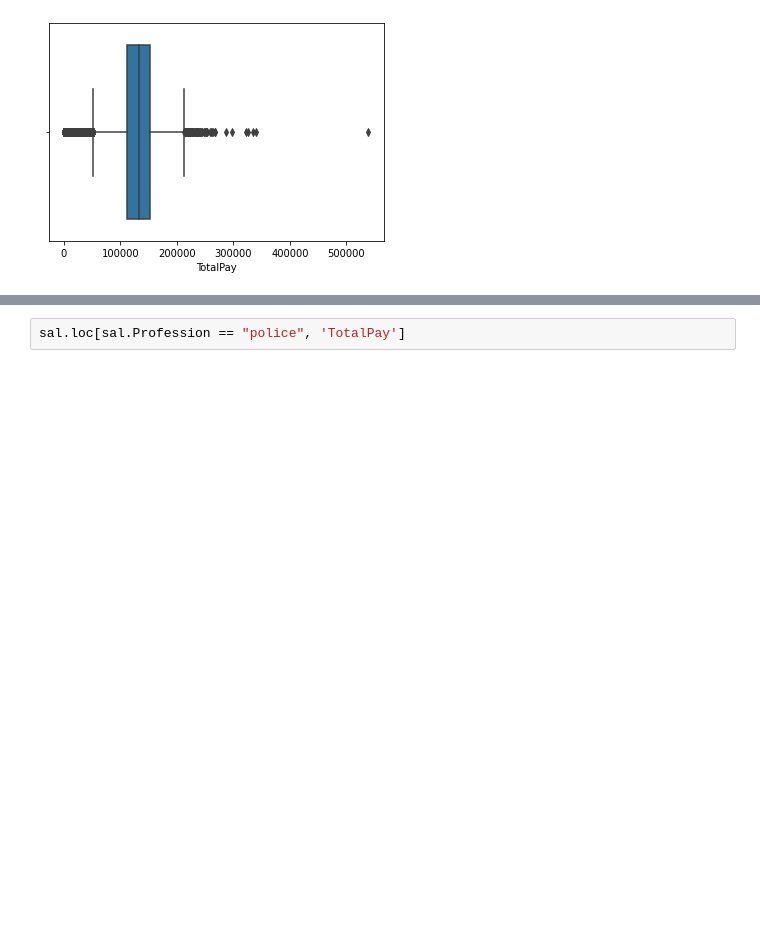
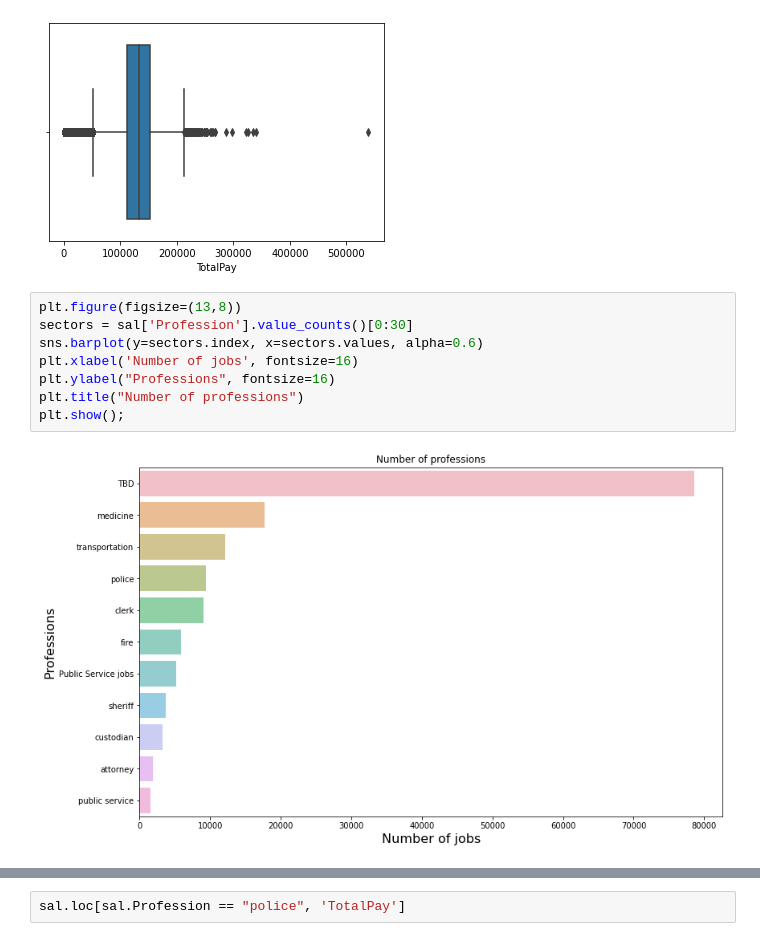
Before and after one commit to savitskaya-om/python, a Jupyter notebook: project/PROJECT.ipynb, the cells around one changed output, grey strips where cells are left out. Drawn from its saved outputs; the diff is of its cells as text; blank space fills up the shorter version.

```diff
--- a/project/PROJECT.ipynb
+++ b/project/PROJECT.ipynb
@@ -253,3 +253,13 @@ sns.boxplot(sal.loc[sal.Profession == "police", 'TotalPay'])
 plt.show()
 # %% [output]
 [figure]
+# %%
+plt.figure(figsize=(13,8))
+sectors = sal['Profession'].value_counts()[0:30]
+sns.barplot(y=sectors.index, x=sectors.values, alpha=0.6)
+plt.xlabel('Number of jobs', fontsize=16)
+plt.ylabel("Professions", fontsize=16)
+plt.title("Number of professions")
+plt.show();
+# %% [output]
+[figure, added]
```
Also changed, not shown: parts of 1 cell of this notebook.
